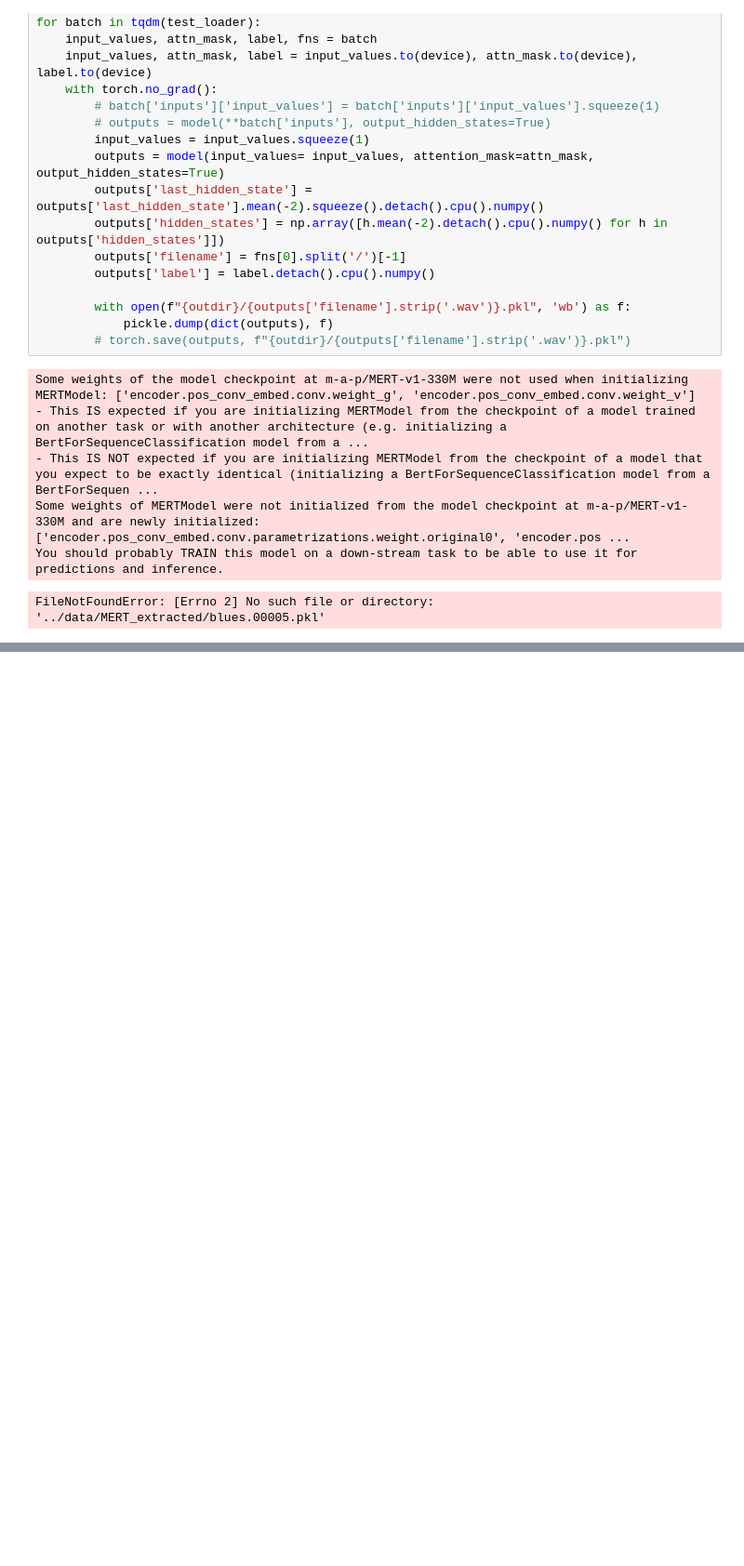
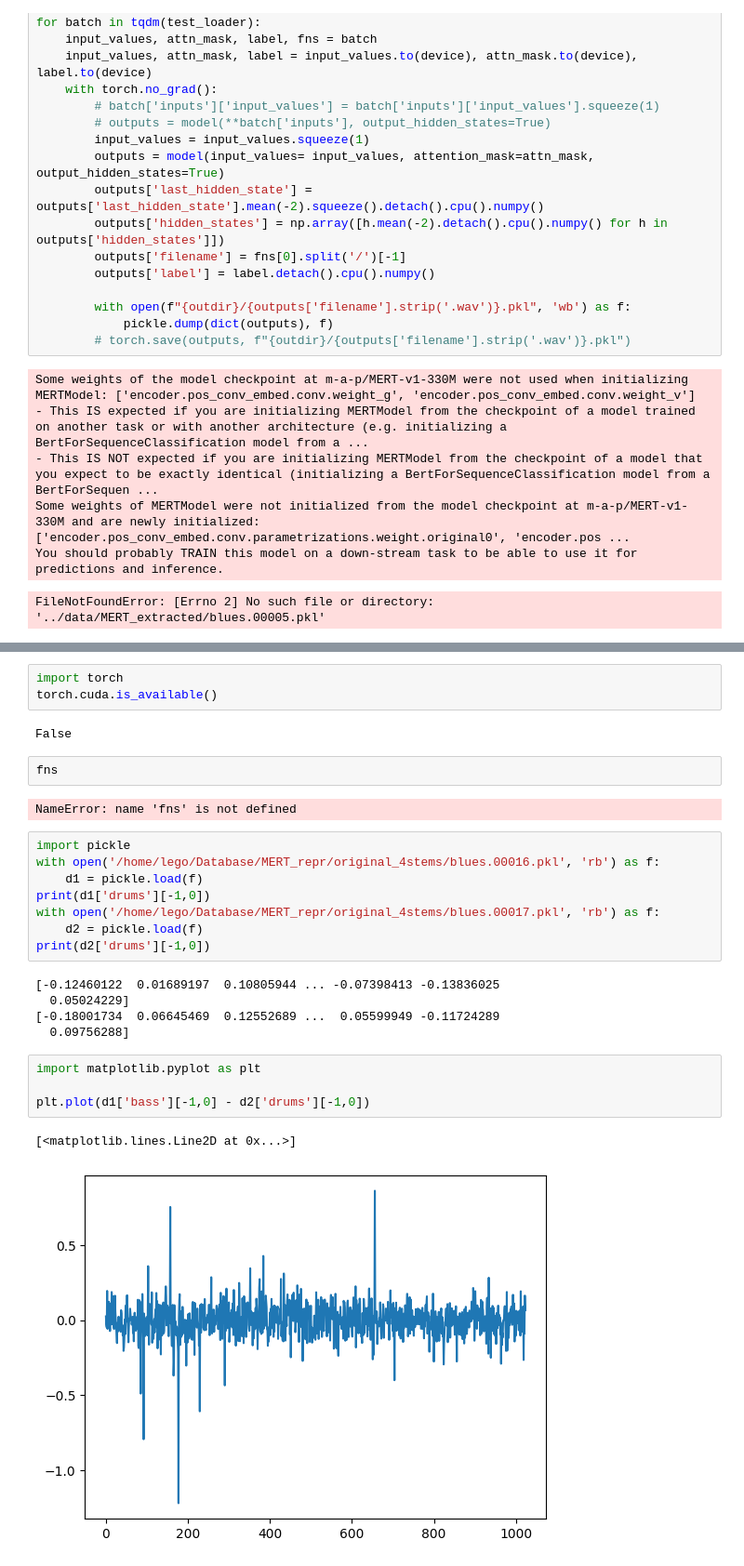
Before and after one commit to legoodmanner/depth_adaptive, a Jupyter notebook: playground.ipynb, the cells around one changed output, grey strips where cells are left out. Shown: that part at 93% size. Cells and saved outputs as stored; diff of their text form; blank space fills up the shorter version.

Commit message:
4stems

```diff
--- a/playground.ipynb
+++ b/playground.ipynb
@@ -79,0 +132,29 @@ NameError: name 'outputs' is not defined
+# %%
+import torch
+torch.cuda.is_available()
+# %% [output]
+False
+# %%
+fns
+# %% [output]
+NameError: name 'fns' is not defined
+# %%
+import pickle
+with open('/home/lego/Database/MERT_repr/original_4stems/blues.00016.pkl', 'rb') as f:
+    d1 = pickle.load(f)
+print(d1['drums'][-1,0])
+with open('/home/lego/Database/MERT_repr/original_4stems/blues.00017.pkl', 'rb') as f:
+    d2 = pickle.load(f)
+print(d2['drums'][-1,0])
+# %% [output]
+[-0.12460122  0.01689197  0.10805944 ... -0.07398413 -0.13836025
+  0.05024229]
+[-0.18001734  0.06645469  0.12552689 ...  0.05599949 -0.11724289
+  0.09756288]
+# %%
+import matplotlib.pyplot as plt
+
+plt.plot(d1['bass'][-1,0] - d2['drums'][-1,0])
+# %% [output]
+[<matplotlib.lines.Line2D at 0x...>]
+[figure, added]
```
Also changed, not shown: parts of 5 cells of this notebook, 4 other files.
